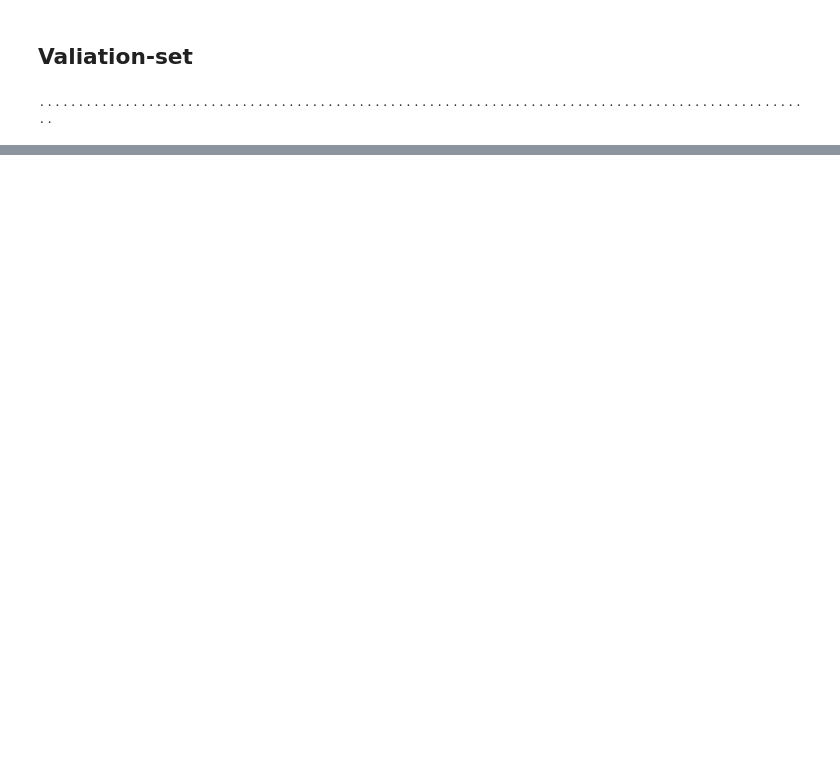
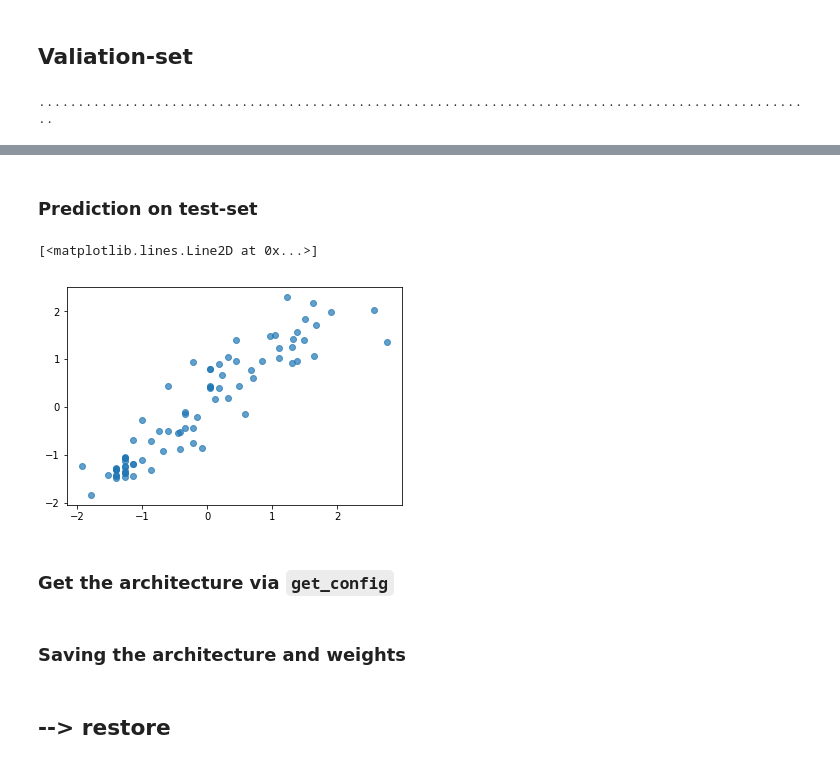
Before and after one commit to vmirly/the-art-of-deep-learning, a Jupyter notebook: codes/tensorflow/02-feedforward-networks/b--linear-regression-AutoMPG.ipynb, the cells around one changed output, grey strips where cells are left out. Drawn from its saved outputs; the diff is of its cells as text; code cells hidden in the pictures; blank space fills up the shorter version.

Commit message:
LinReg Model: save and restore

```diff
--- a/codes/tensorflow/02-feedforward-networks/b--linear-regression-AutoMPG.ipynb
+++ b/codes/tensorflow/02-feedforward-networks/b--linear-regression-AutoMPG.ipynb
@@ -388,0 +415,4 @@ fit(x=None, y=None, batch_size=None, epochs=1, verbose=1, callbacks=None, valida
+# %%
+loaded = tf.saved_model.load("lin-reg-model")
+
+loaded
@@ -388,0 +425,3 @@ fit(x=None, y=None, batch_size=None, epochs=1, verbose=1, callbacks=None, valida
+# %%
+infer = loaded.signatures["serving_default"]
+print(infer.structured_outputs)
@@ -388,0 +450,20 @@ fit(x=None, y=None, batch_size=None, epochs=1, verbose=1, callbacks=None, valida
+# %% [markdown]
+### Prediction on test-set
+# %%
+x_test = np.asarray(df_test_norm, dtype='float32')
+
+y_pred_dict = infer(tf.convert_to_tensor(x_test))
+
+
+## Extract the results from this dict:
+
+y_pred = y_pred_dict[model.output_names[0]]
+# or
+y_pred = list(y_pred_dict.values())[0]
+# %%
+plt.plot(y_test, y_pred, 'o', alpha=0.7)
+# %% [output]
+[<matplotlib.lines.Line2D at 0x...>]
+[figure, added]
+# %% [markdown]
+### Get the architecture via `get_config`
@@ -388,0 +482,2 @@ fit(x=None, y=None, batch_size=None, epochs=1, verbose=1, callbacks=None, valida
+# %% [markdown]
+### Saving the architecture and weights
@@ -388,0 +495,2 @@ fit(x=None, y=None, batch_size=None, epochs=1, verbose=1, callbacks=None, valida
+# %% [markdown]
+## --> restore
```
Also changed, not shown: parts of 31 cells of this notebook.
